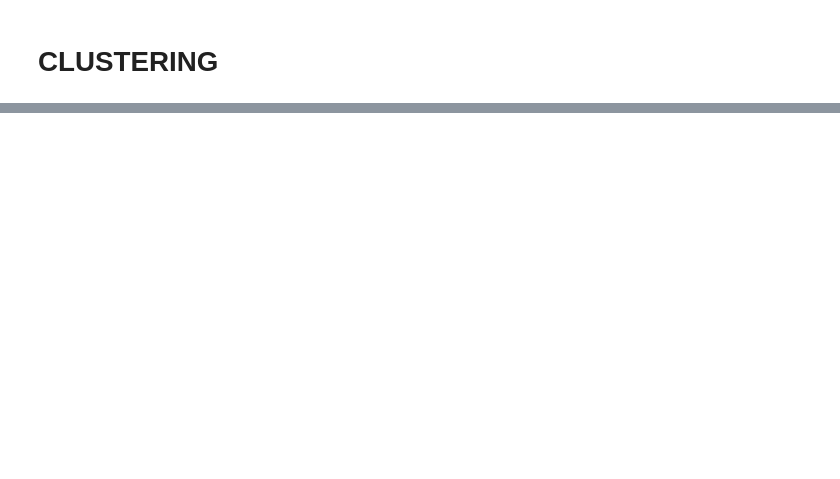
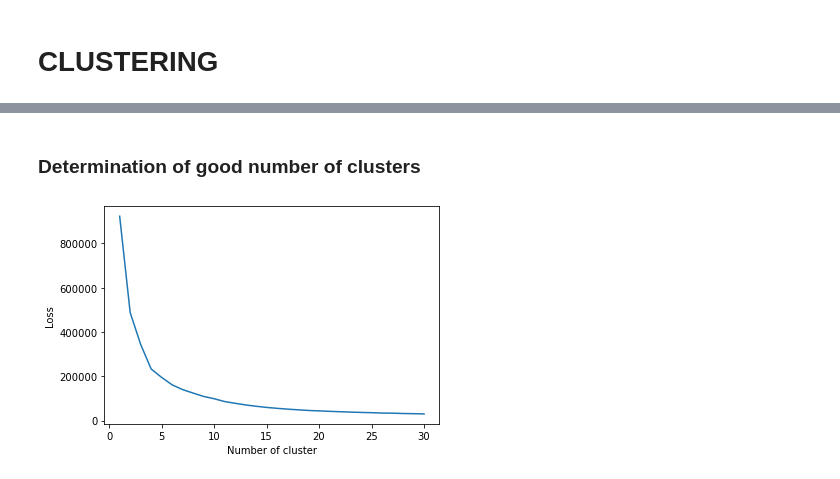
Before and after one commit to lzaruchas/grosse_maedchengruppe_AA2022, a Jupyter notebook: 3.Clustering.ipynb, the cells around one changed output, grey strips where cells are left out. Saved outputs shown, nothing was run; the diff lists cells and outputs as text; code cells hidden in the pictures; blank space fills up the shorter version.

Commit message:
clustering richtige datei

```diff
--- a/3.Clustering.ipynb
+++ b/3.Clustering.ipynb
@@ -291,0 +143,21 @@ dist = sns.pairplot(data=y33_plot, hue="clusters")
+# %%
+# method to calculate distance
+
+distance = []
+radius = 6371  # km
+
+for n in range(listsize):
+
+    dlat = math.radians(lat2[n] - lat1[n])
+    dlon = math.radians(lon2[n] - lon1[n])
+    a = (math.sin(dlat / 2) * math.sin(dlat / 2) +
+         math.cos(math.radians(lat1[n])) * math.cos(math.radians(lat2[n])) *
+         math.sin(dlon / 2) * math.sin(dlon / 2))
+    c = 2 * math.atan2(math.sqrt(a), math.sqrt(1 - a))
+    d = radius * c
+    distance.append(round(d,2))
+distance = list(distance)
+# %%
+# add distance to Dataset
+
+la.insert(loc=0, column='distance', value=distance)
@@ -291,0 +237,22 @@ dist = sns.pairplot(data=y33_plot, hue="clusters")
+# %% [markdown]
+### Determination of good number of clusters
+# %%
+# Select number of clusters
+k_max = 30
+# %%
+clusters = []
+losses = []
+
+for k in range(k_max):
+    model = KMeans(n_clusters = k+1)
+    model.fit(X_scaled)
+    clusters.append(k+1)
+    losses.append(model.inertia_)
+# %%
+# Residual loss for the different number of clusters (to find "elbow")
+plt.plot(clusters, losses)
+plt.ylabel("Loss")
+plt.xlabel("Number of cluster")
+plt.show()
+# %% [output]
+[figure, added]
```
Also changed, not shown: parts of 48 cells of this notebook.
